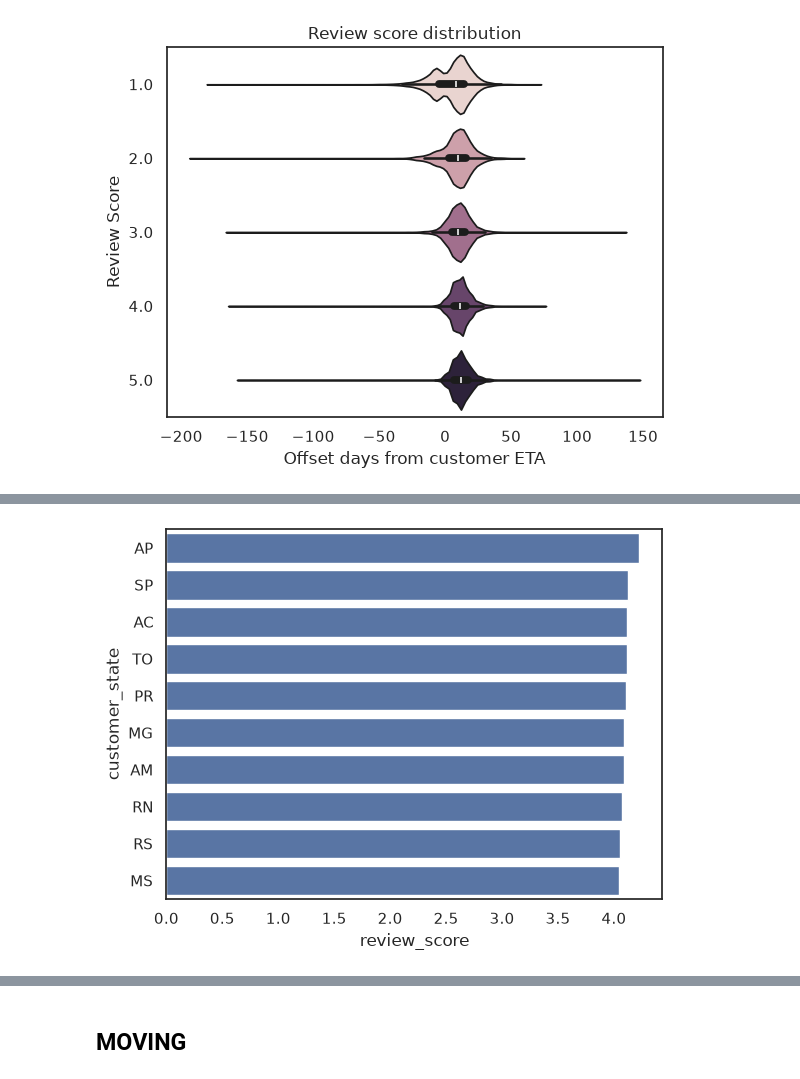
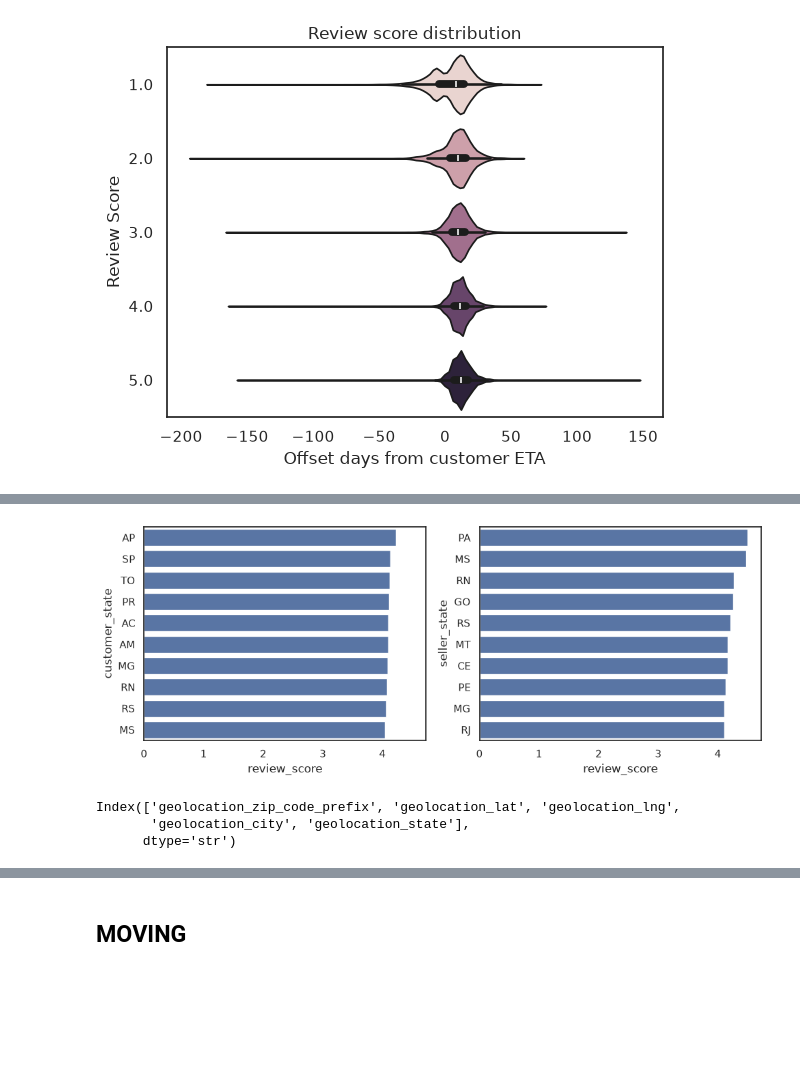
Before and after one commit to skinnyfrit/ay2627-tcx3901, a Jupyter notebook: EDA.ipynb, the cells around one changed output, grey strips where cells are left out. Saved outputs shown, nothing was run; the diff lists cells and outputs as text; code cells hidden in the pictures; blank space fills up the shorter version.

```diff
--- a/EDA.ipynb
+++ b/EDA.ipynb
@@ -636,0 +757,5 @@ Proceed to merge and EDA/dashboard consolidated dataset
+# %%
+remove_rows = ['product_category_name_english',
+               'product_width_cm']
+for col in remove_rows:
+    print(f'Percentage of loss from removing {col}: {df[col].isna().sum()} ({df[col].isna().sum()/len(df):.2%})')
@@ -636,0 +765,13 @@ Proceed to merge and EDA/dashboard consolidated dataset
+# %%
+## ACTUAL REMOVAL
+# removes entries with no review_id as the proportion is small
+dummy = len(df)
+df1 = df[df['review_id'].isna() == False]
+print(df1['order_status'].unique())
+print(f'Remove review_id\nPercentage of data lost: {(og_df_rows-len(df1))/og_df_rows:.2%}')
+
+for col in remove_rows:
+    dummy = len(df1)
+    df1 = df1.dropna(axis=0,subset=[col])
+    print(df1['order_status'].unique())
+    print(f'{col}\n  Percentage of data lost on OG: {(og_df_rows-len(df1))/og_df_rows:.2%}')
@@ -840,13 +1041,27 @@ Passing `palette` without assigning `hue` is deprecated and will be removed in v
 # %%
-cust_state_score = df.groupby('customer_state')['review_score'].mean().nlargest(10)
-labels = list(cust_state_score.index)
+cust_state_score = df1.groupby('customer_state')['review_score'].mean().nlargest(10)
 
-sns.barplot(data=cust_state_score,orient='h')
-# plt.title('Top 10 Categories by Average Review Scores')
-# plt.xlabel('Review')
-# plt.ylabel('Product Categories')
-# plt.yticks(labels, format_labels(labels), va='center', rotation_mode='anchor')
+fig, axes = plt.subplots(1, 2, figsize=(10, 4), sharex=True)
+
+sns.barplot(data=cust_state_score,orient='h',ax=axes[0])
+# axes[0].set_title('Top 10 States by Average Review Scores (Customer)')
+# axes[0].set_xlabel('Review Score')
+# axes[0].set_ylabel('Customer State')
+
+seller_state_score = df1.groupby('seller_state')['review_score'].mean().nlargest(10)
+
+sns.barplot(data=seller_state_score,orient='h',ax=axes[1])
+# axes[1].set_title('Top 10 States by Average Review Scores (Seller)')
+# axes[1].set_xlabel('Review Score')
+# axes[1].set_ylabel('Seller State')
+
+plt.tight_layout()
 plt.show()
 # geoplot for city and state?
+
+print(olist['geolocation'].columns)
 # %% [output]
-[figure, old version]
+[figure, new version]
+Index(['geolocation_zip_code_prefix', 'geolocation_lat', 'geolocation_lng',
+       'geolocation_city', 'geolocation_state'],
+      dtype='str')
```
Also changed, not shown: parts of 38 cells of this notebook.
